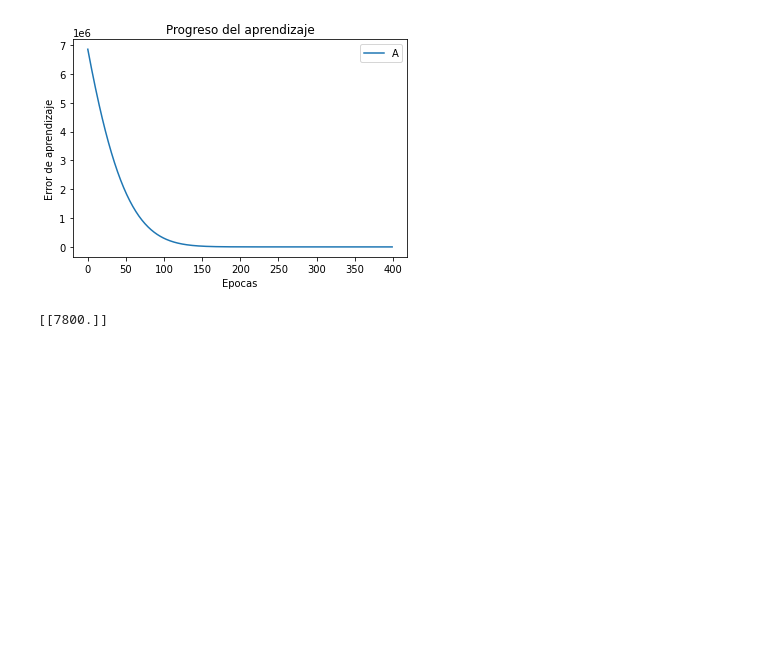
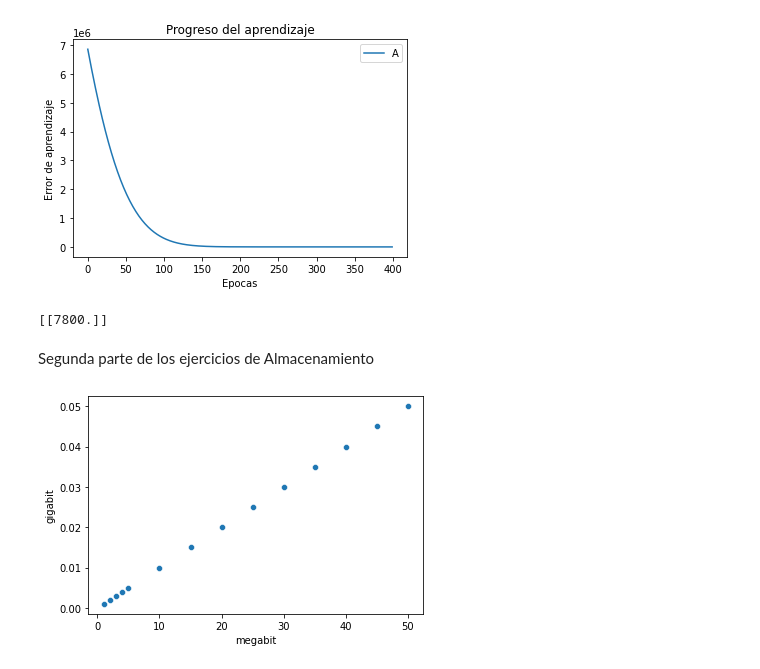
Before and after one commit to USIS007920/Programacion-lll, a Jupyter notebook: Untitled6.ipynb, the cells around one changed output. Drawn from its saved outputs; the diff is of its cells as text; code cells hidden in the pictures; blank space fills up the shorter version.

```diff
--- a/Untitled6.ipynb
+++ b/Untitled6.ipynb
@@ -85,3 +85,5 @@ f = modelo.predict([78])
 print(f)
 # %% [output]
 [[7800.]]
+# %% [markdown]
+Segunda parte de los ejercicios de Almacenamiento
@@ -87,0 +95,7 @@ print(f)
+# %%
+Almacenamiento2 = pd.read_csv("/content/Almacenamiento2.csv", sep=";")
+
+sns.scatterplot(Almacenamiento2["megabit"], Almacenamiento2["gigabit"])
+plt.show()
+# %% [output]
+[figure, added]
```
Also changed, not shown: parts of 21 cells of this notebook.
